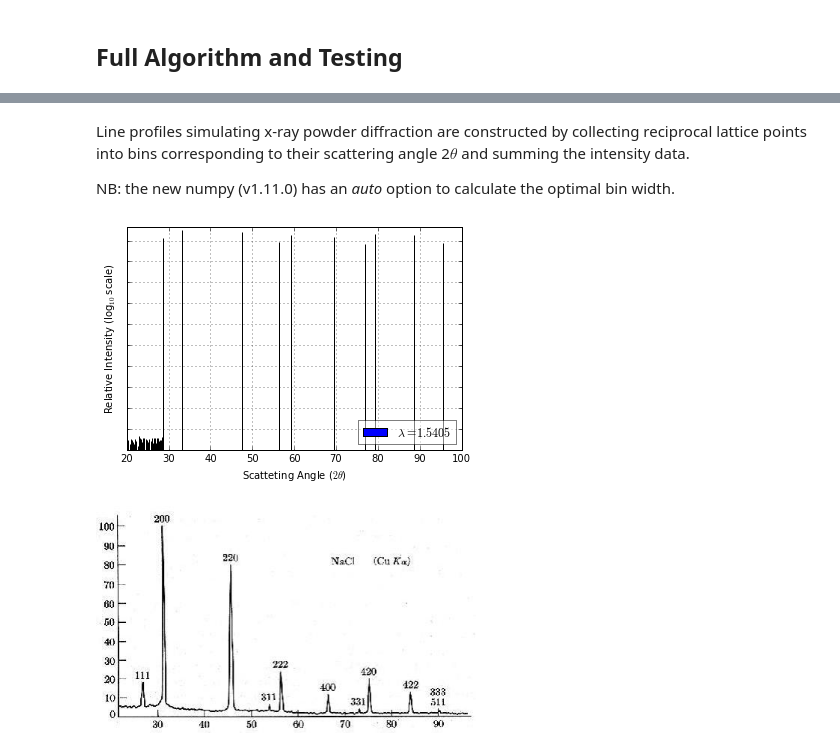
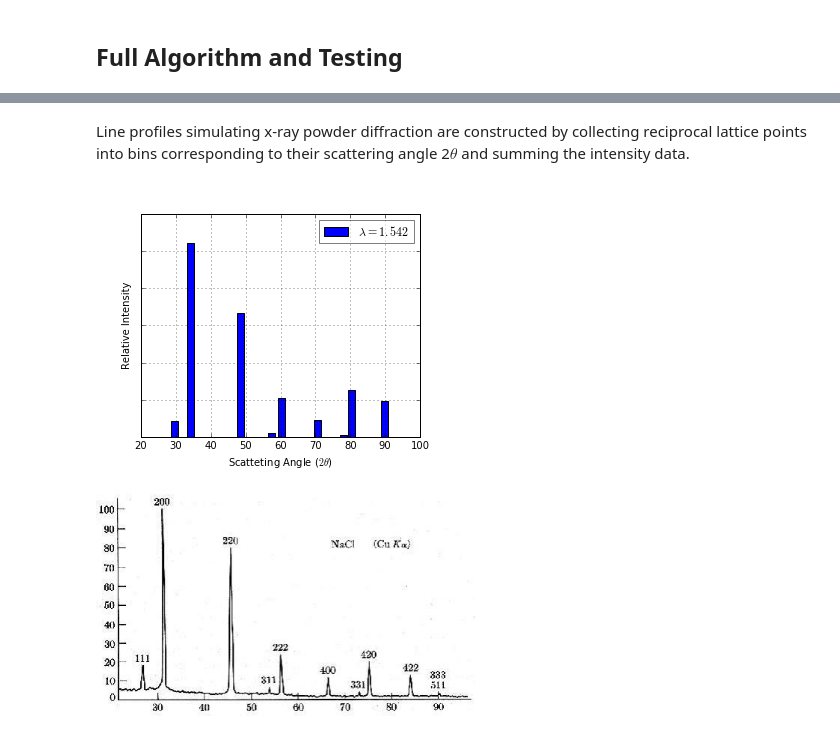
Before and after one commit to chrisjsewell/ipymd, a Jupyter notebook: ipymd/atom_analysis/X-Ray Diffraction Implementation.ipynb, the cells around one changed output, grey strips where cells are left out. Drawn from its saved outputs; the diff is of its cells as text; code cells hidden in the pictures.

```diff
--- a/ipymd/atom_analysis/X-Ray Diffraction Implementation.ipynb
+++ b/ipymd/atom_analysis/X-Ray Diffraction Implementation.ipynb
@@ -363,6 +478,7 @@ print I
 ## Full Algorithm and Testing
 # %%
 def compute_xrd(atoms_df, sim_abc,wlambda, min2theta=1.,max2theta=179.,
+                use_triclinic=False,
                 rspace=[1,1,1], periodic=[True,True,True], manual=False, lp=True):
     """Compute predicted x-ray diffraction intensities for a given wavelength
 
@@ -399,12 +515,12 @@ def compute_xrd(atoms_df, sim_abc,wlambda, min2theta=1.,max2theta=179.,
 
     """
     min_theta, max_theta = set_thetas(min2theta,max2theta)
-    rmesh = compute_rmesh(sim_abc,wlambda,min_theta, max_theta,rspace, periodic, manual)
+    if use_triclinic:
+        rmesh = compute_rmesh_triclininc(sim_abc,wlambda,min_theta, max_theta)
+    else:
+        rmesh = compute_rmesh(sim_abc,wlambda,min_theta, max_theta,rspace, periodic, manual)
     rmesh_sphere, k_mods, thetas = restrict_rmesh(rmesh,wlambda,min_theta, max_theta)
     struct_factors = calc_struct_factors(atoms_df,rmesh_sphere,wlambda,k_mods)
     I = calc_intensities(atoms_df,rmesh_sphere,wlambda,struct_factors,thetas,k_mods,use_Lp=lp)
 
     return np.degrees(2*thetas), I
-# %%
-wlambda = 1.5405 # Angstrom ()
-thetas, Is = compute_xrd(atoms_df,sim_abc,wlambda)
@@ -427,18 +527,2 @@ plt.grid(True,'both')
 # %% [markdown]
 Line profiles simulating x-ray powder diffraction are constructed by collecting reciprocal lattice points into bins corresponding to their scattering angle 2$\theta$ and summing the intensity data.
-
-NB: the new numpy (v1.11.0) has an *auto* option to calculate the optimal bin width.
-# %%
-#x, y = np.histogram(thetas,bins='auto',weights=np.real(Is),density=True)
-plt.hist(thetas,bins=180*100,weights=np.real(Is),normed=True,
-         label=r'$\lambda = {0}$'.format(wlambda))
-ax = plt.gca()
-ax.set_xlabel(r'Scatteting Angle ($2 \theta$)')
-ax.set_xlim(20,100)
-ax.set_ylabel('Relative Intensity (log$_{10}$ scale)')
-ax.set_yscale('log')
-ax.set_yticklabels([])
-ax.legend(loc='lower right',framealpha=0.5)
-plt.grid(True)
-# %% [output]
-[figure, removed]
@@ -445,3 +563,19 @@ plt.grid(True)
+# %%
+data = ipymd.data_input.crystal.Crystal()
+data.setup_data(
+    [[0.0, 0.0, 0.0], [0.5, 0.5, 0.5]], ['Na1+', 'Cl1-'],
+    225, cellpar=[5.4, 5.4, 5.4, 90, 90, 90],
+    repetitions=[5, 5, 5])
+
+meta = data.get_meta_data()
+atoms_df = data.get_atom_data()
+
+wlambda = 1.542 # Angstrom ()
+thetas, Is = compute_xrd(atoms_df,np.asarray([meta.a,meta.b,meta.c]),wlambda,
+                         min2theta=20,max2theta=90)
+plot_xrd_hist(thetas, Is,wlambda=wlambda,barwidth=2).display_plot()
+# %% [output]
+[figure, added]
 # %%
 Image('xrd_nacl_Cu_kalpha.png',width=380)
 # %% [output]
```
Also changed, not shown: parts of 26 cells of this notebook, 27 other files.
